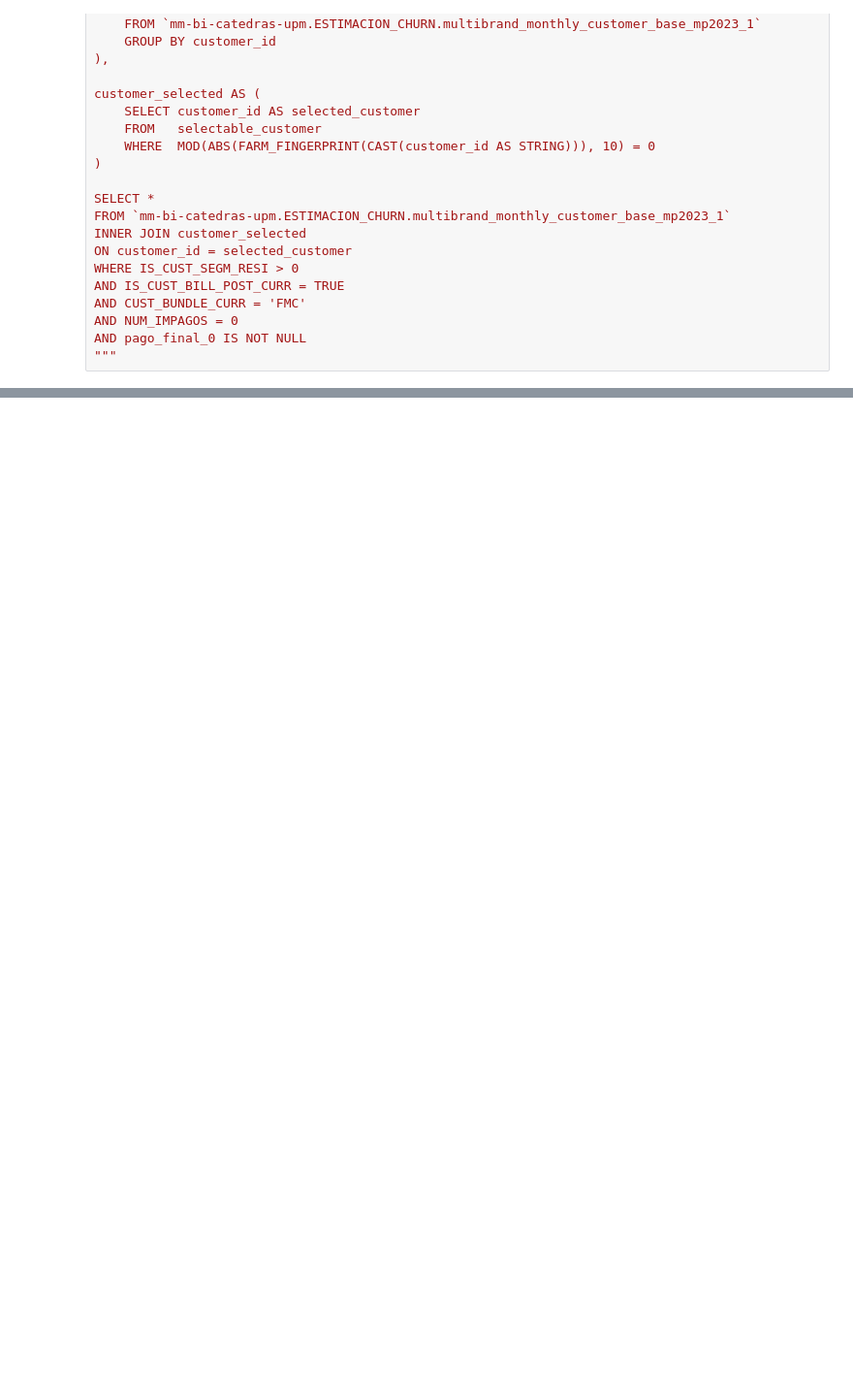
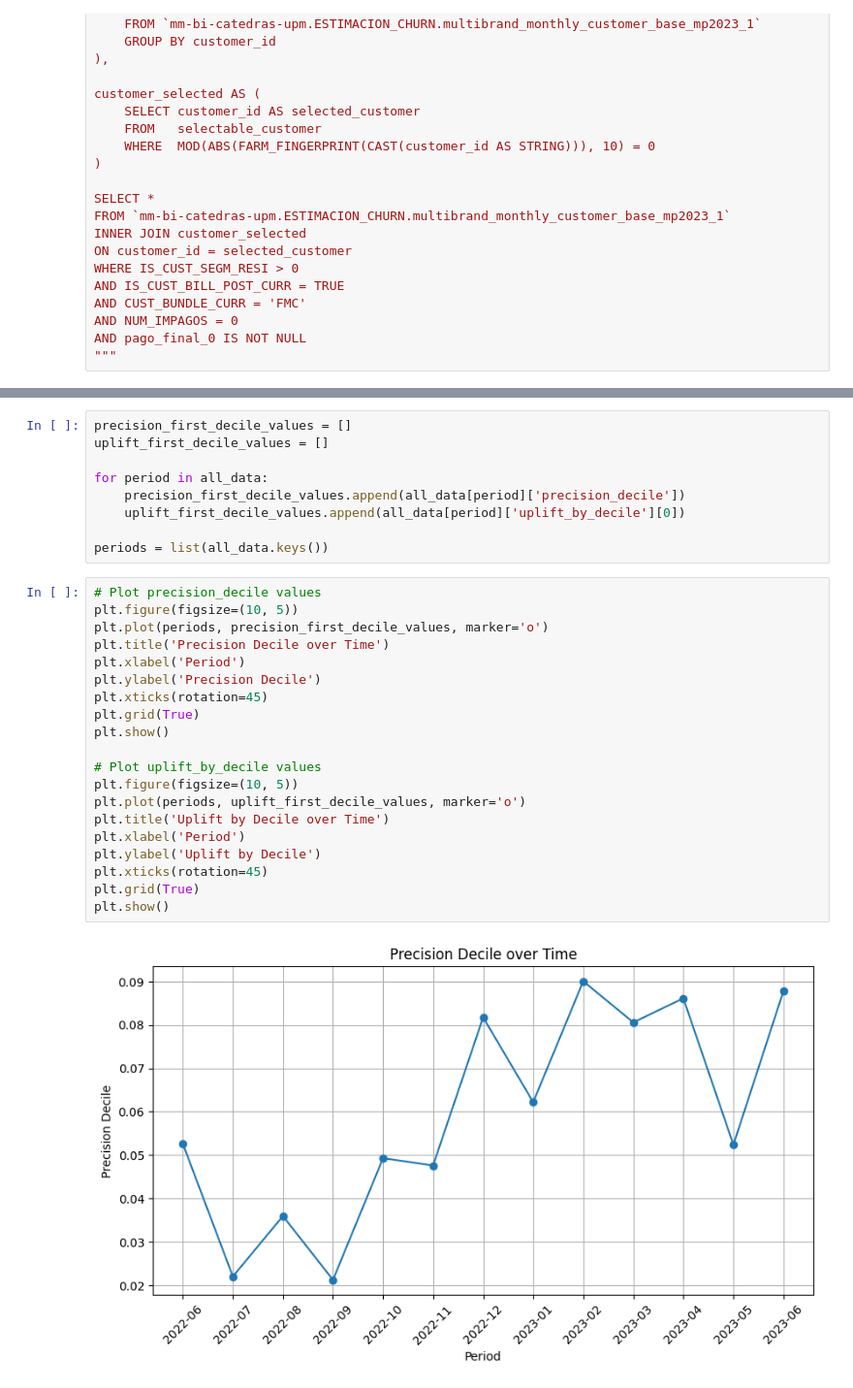
Before and after one commit to Zrive/zrive-ds-4q23-churn, a Jupyter notebook: src/eda/evaluation_metrics.ipynb, the cells around one changed output, grey strips where cells are left out. Shown at 97% size. Cells and saved outputs as stored; diff of their text form; blank space fills up the shorter version.

```diff
--- a/src/eda/evaluation_metrics.ipynb
+++ b/src/eda/evaluation_metrics.ipynb
@@ -746,0 +397,31 @@ ValueError: Input data must be 2 dimensional and non empty.
+# %%
+precision_first_decile_values = []
+uplift_first_decile_values = []
+
+for period in all_data:
+    precision_first_decile_values.append(all_data[period]['precision_decile'])
+    uplift_first_decile_values.append(all_data[period]['uplift_by_decile'][0])
+
+periods = list(all_data.keys())
+# %%
+# Plot precision_decile values
+plt.figure(figsize=(10, 5))
+plt.plot(periods, precision_first_decile_values, marker='o')
+plt.title('Precision Decile over Time')
+plt.xlabel('Period')
+plt.ylabel('Precision Decile')
+plt.xticks(rotation=45)
+plt.grid(True)
+plt.show()
+
+# Plot uplift_by_decile values
+plt.figure(figsize=(10, 5))
+plt.plot(periods, uplift_first_decile_values, marker='o')
+plt.title('Uplift by Decile over Time')
+plt.xlabel('Period')
+plt.ylabel('Uplift by Decile')
+plt.xticks(rotation=45)
+plt.grid(True)
+plt.show()
+# %% [output]
+[figure, added]
```
Also changed, not shown: parts of 37 cells of this notebook, 7 other files.
